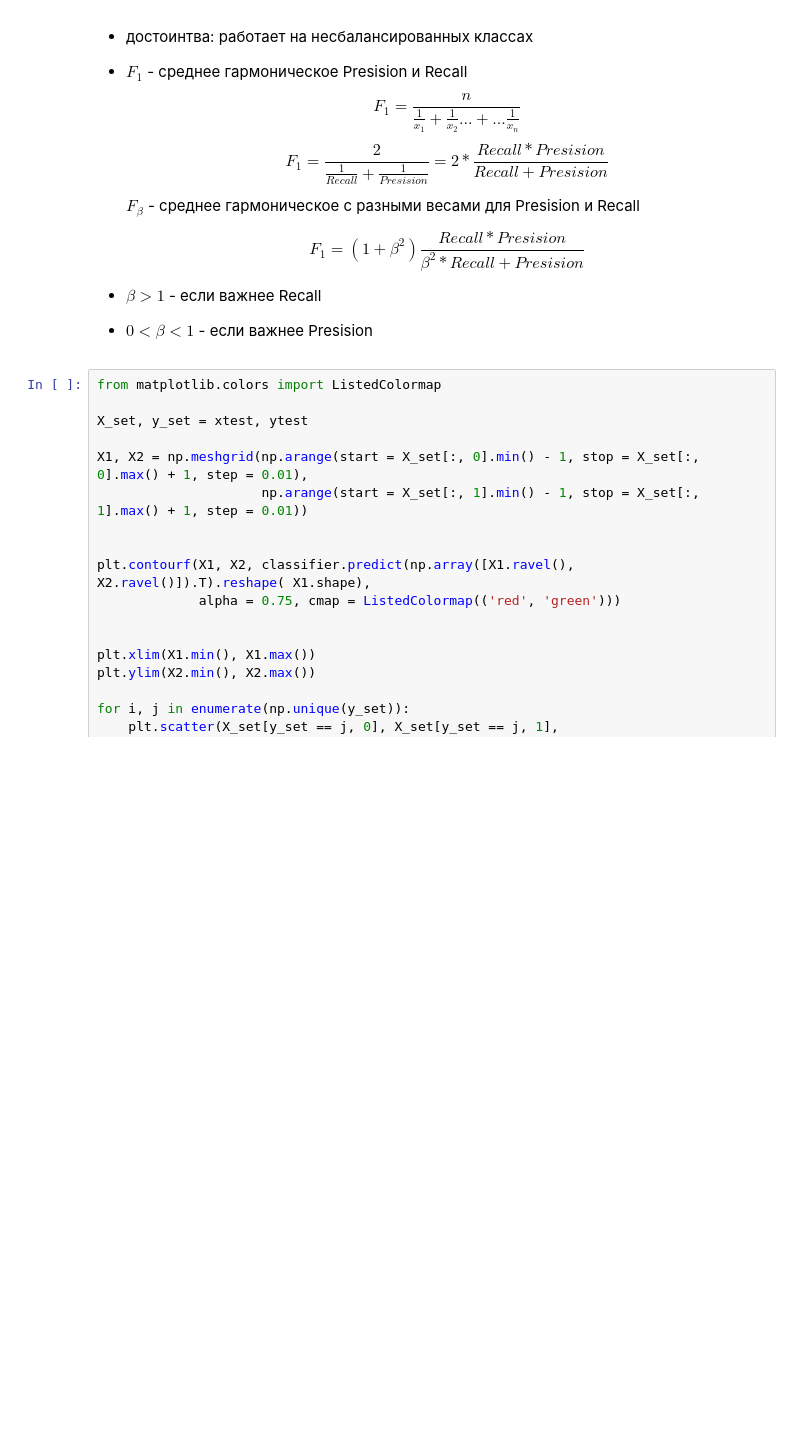
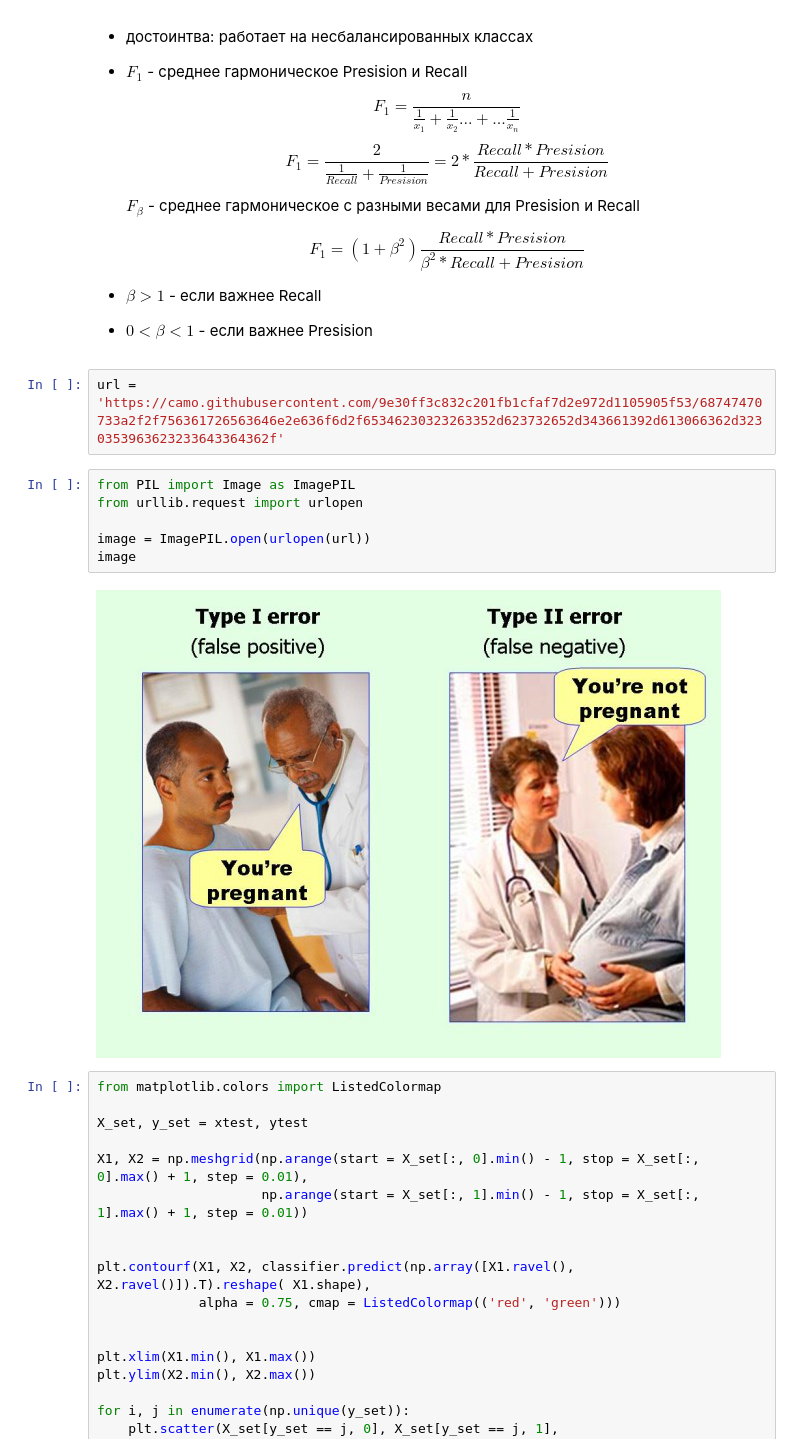
Before and after one commit to iboiarkin96/education_courses, a Jupyter notebook: Основы Статистики [Карпов]/3_Классификация и кластеризация.ipynb, the cells around one changed output. Cells and saved outputs as stored; diff of their text form; blank space fills up the shorter version.

```diff
--- a/Основы Статистики [Карпов]/3_Классификация и кластеризация.ipynb
+++ b/Основы Статистики [Карпов]/3_Классификация и кластеризация.ipynb
@@ -187,6 +187,16 @@ weighted avg       0.89      0.89      0.89       100
      $$F_1 = (1+\beta^2)\frac{Recall*Presision}{\beta^2 * Recall+ Presision} $$
    -  $\beta > 1$ - если важнее Recall
   - $0<\beta < 1$ - если важнее Presision
+# %%
+url = 'https://camo.githubusercontent.com/9e30ff3c832c201fb1cfaf7d2e972d1105905f53/68747470733a2f2f756361726563646e2e636f6d2f65346230323263352d623732652d343661392d613066362d3230353963623233643364362f'
+# %%
+from PIL import Image as ImagePIL
+from urllib.request import urlopen
+
+image = ImagePIL.open(urlopen(url))
+image
+# %% [output]
+[figure, added]
 # %%
 from matplotlib.colors import ListedColormap
 
```
Also changed, not shown: 1 other file.
